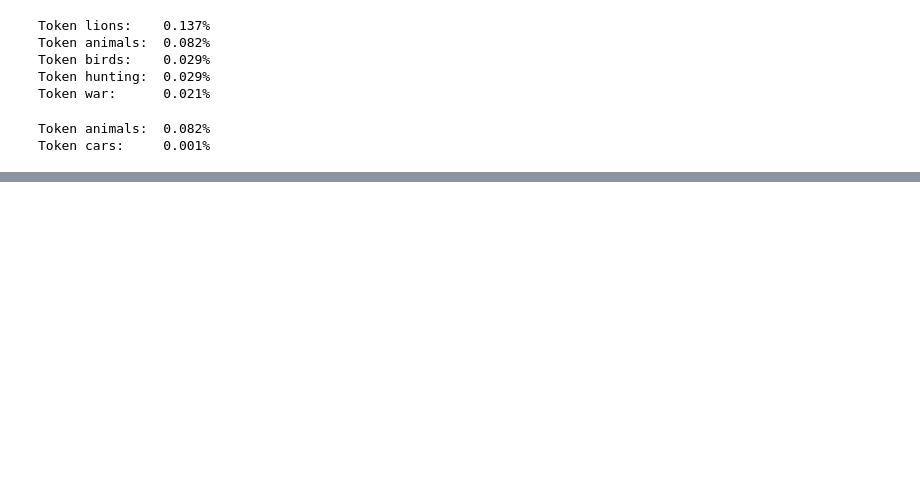
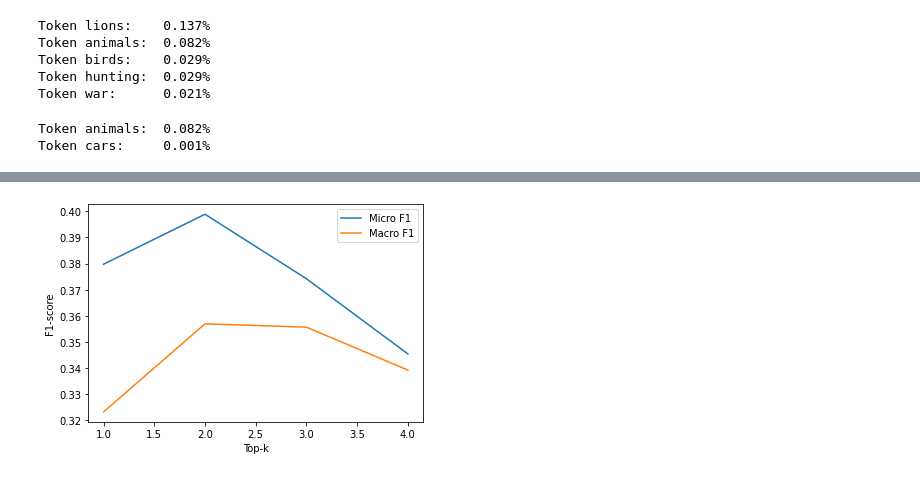
Before and after one commit to ThinamXx/Transformers_NLP, a Jupyter notebook: 02. NLP with Transformers/09. Dealing with Labels/FewLabels.ipynb, the cells around one changed output, grey strips where cells are left out. Drawn from its saved outputs; the diff is of its cells as text; code cells hidden in the pictures; blank space fills up the shorter version.

```diff
--- a/02. NLP with Transformers/09. Dealing with Labels/FewLabels.ipynb
+++ b/02. NLP with Transformers/09. Dealing with Labels/FewLabels.ipynb
@@ -400,0 +439,40 @@ Token cars:     0.001%
+# %%
+#@ FUNCTION FOR GETTING PREDICTIONS:
+def get_preds(example, threshold=None, topk=None):                                  # Defining function.
+    preds = []                                                                      # Initialization.
+    if threshold:
+        for label,score in zip(example["predicted_labels"], example["scores"]):
+            if score >= threshold:                                                  # Confirming.
+                preds.append(label)                                                 # Adding labels.
+    elif topk:
+        for i in range(topk):
+            preds.append(example["predicted_labels"][i])
+    else:
+        raise ValueError("Set either `threshold` or `topk`.")                       # Raising value error.
+    return {"pred_label_ids": list(np.squeeze(mlb.transform([preds])))}
+
+#@ FUNCTION FOR CLASSIFICATION REPORT:
+def get_clf_report(ds):                                                             # Defining function.
+    y_true = np.array(ds["label_ids"])                                              # Initializing true arrays.
+    y_pred = np.array(ds["pred_label_ids"])                                         # Initializing predicted label ids.
+    return classification_report(
+        y_true, y_pred, target_names=mlb.classes_,
+        zero_division=0, output_dict=True)                                          # Getting classification report.
+# %%
+#@ INSPECTING MICRO AND MACRO F1 SCORES:
+macros, micros = [], []                                                             # Initialization.
+topks = [1, 2, 3, 4]                                                                # Initialization.
+for topk in topks:
+    ds_zero_shot = ds_zero_shot.map(get_preds, batched=False,
+                                    fn_kwargs={"topk": topk})                       # Getting predictions.
+    clf_report = get_clf_report(ds_zero_shot)                                       # Initializing classification report.
+    macros.append(clf_report["macro avg"]["f1-score"])                              # Adding macros.
+    micros.append(clf_report["micro avg"]["f1-score"])                              # Adding micros.
+plt.plot(topks, micros, label="Micro F1")                                           # Plotting.
+plt.plot(topks, macros, label="Macro F1")                                           # Plotting.
+plt.xlabel("Top-k")
+plt.ylabel("F1-score")
+plt.legend(loc="best")
+plt.show();
+# %% [output]
+[figure, added]
```
Also changed, not shown: parts of 3 cells of this notebook.
